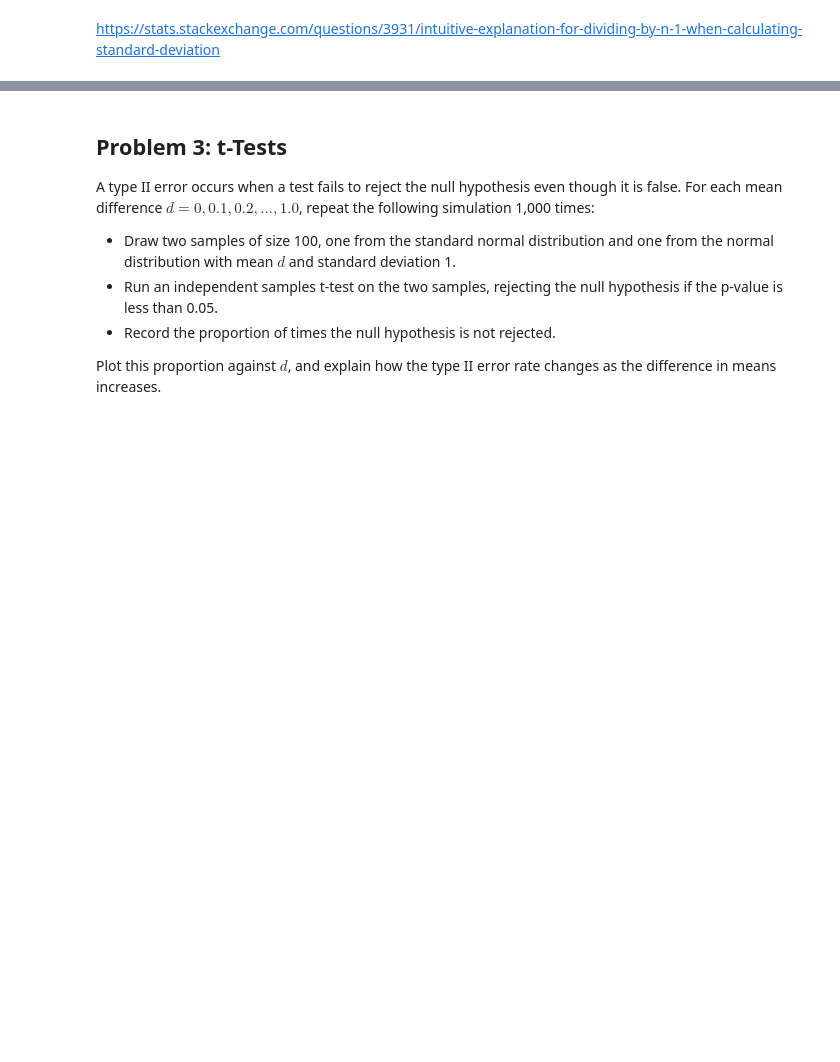
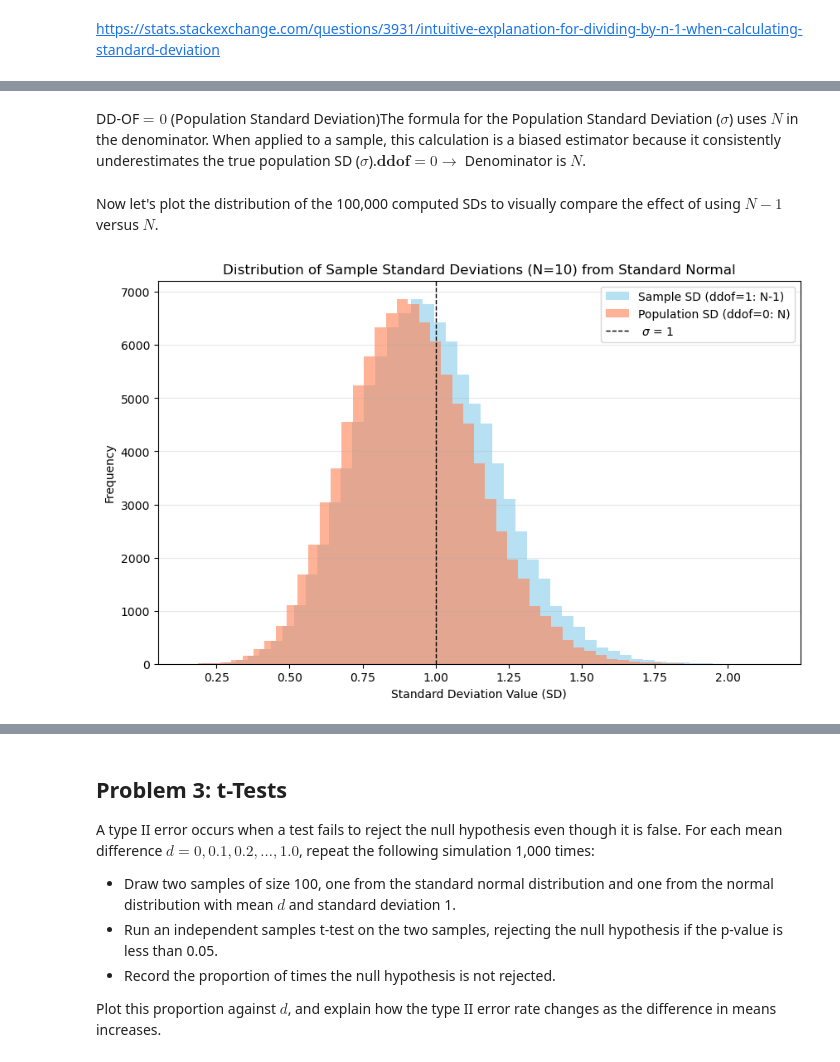
Before and after one commit to mondbr/applied_statistics, a Jupyter notebook: problems.ipynb, the cells around one changed output, grey strips where cells are left out. Drawn from its saved outputs; the diff is of its cells as text; code cells hidden in the pictures; blank space fills up the shorter version.

```diff
--- a/problems.ipynb
+++ b/problems.ipynb
@@ -825,0 +922,35 @@ print(all_samples.shape)
+# %%
+# Calculate Sample Standard Deviation (Sample SD) for all 100,000 samples.
+# ddof=1 uses N-1 in the denominator (unbiased estimator).
+sample_sds = np.std(all_samples, axis=1, ddof=1)
+# %% [markdown]
+DD-OF $\text{= 0}$ (Population Standard Deviation)The formula for the Population Standard Deviation ($\sigma$) uses $N$ in the denominator. When applied to a sample, this calculation is a biased estimator because it consistently underestimates the true population SD ($\sigma$).$\mathbf{ddof}=0 \rightarrow$ Denominator is $N$.
+# %%
+# Calculate Population Standard Deviation (Population SD) for all 100,000 samples.
+# ddof=0 uses N in the denominator (biased estimator when applied to a sample).
+population_sds = np.std(all_samples, axis=1, ddof=0)
+# %% [markdown]
+
+Now let's plot the distribution of the 100,000 computed SDs to visually compare the effect of using $N-1$ versus $N$.
+# %%
+
+# Create a figure
+plt.figure(figsize=(10, 6))
+
+# Plot Sample SD (ddof=1)
+plt.hist(sample_sds, bins=50, alpha=0.6, color='skyblue', label='Sample SD (ddof=1: N-1)')
+
+# Plot Population SD (ddof=0)
+plt.hist(population_sds, bins=50, alpha=0.6, color='coral', label='Population SD (ddof=0: N)')
+
+# Draw a vertical line at the true population standard deviation (sigma = 1)
+plt.axvline(1.0, color='k', linestyle='dashed', linewidth=1, label=' $\sigma$ = 1')
+
+plt.title('Distribution of Sample Standard Deviations (N=10) from Standard Normal')
+plt.xlabel('Standard Deviation Value (SD)')
+plt.ylabel('Frequency')
+plt.legend()
+plt.grid(axis='y', alpha=0.3)
+plt.show()
+# %% [output]
+[figure, added]
```
Also changed, not shown: parts of 24 cells of this notebook.
